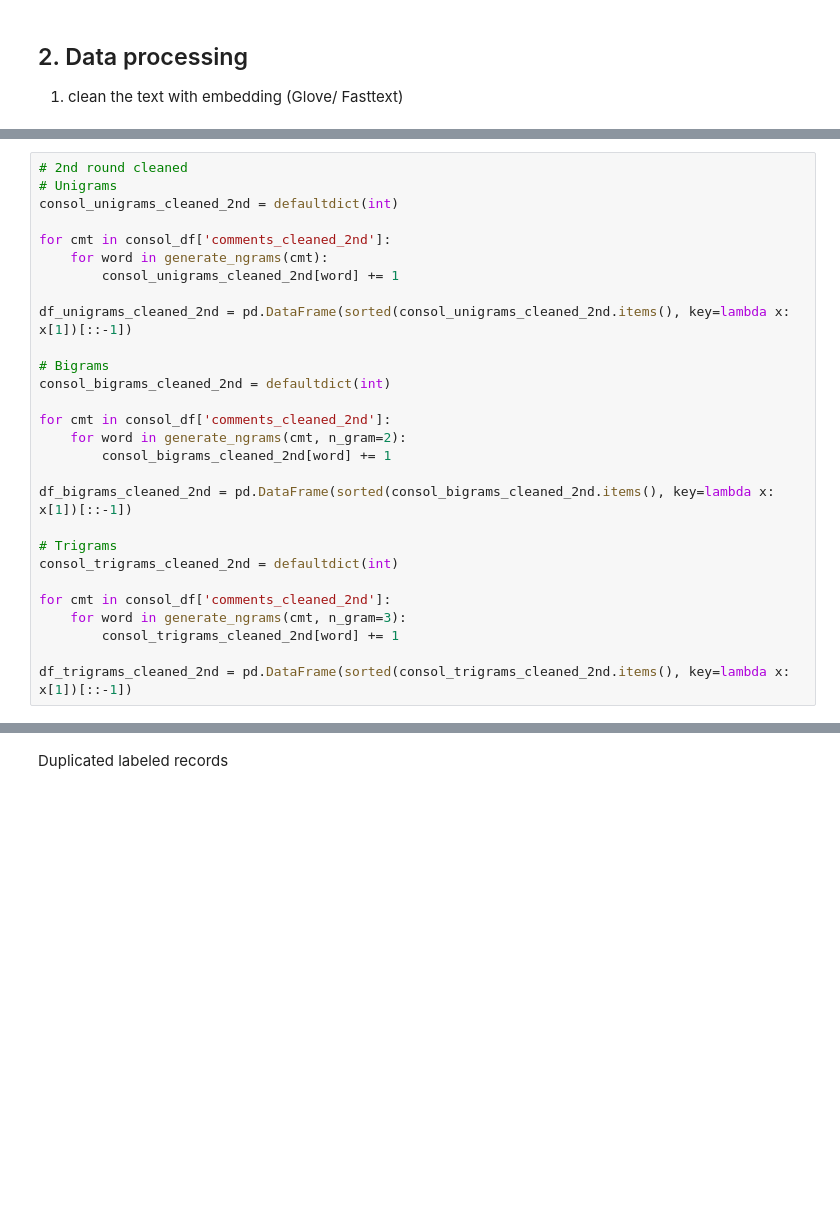
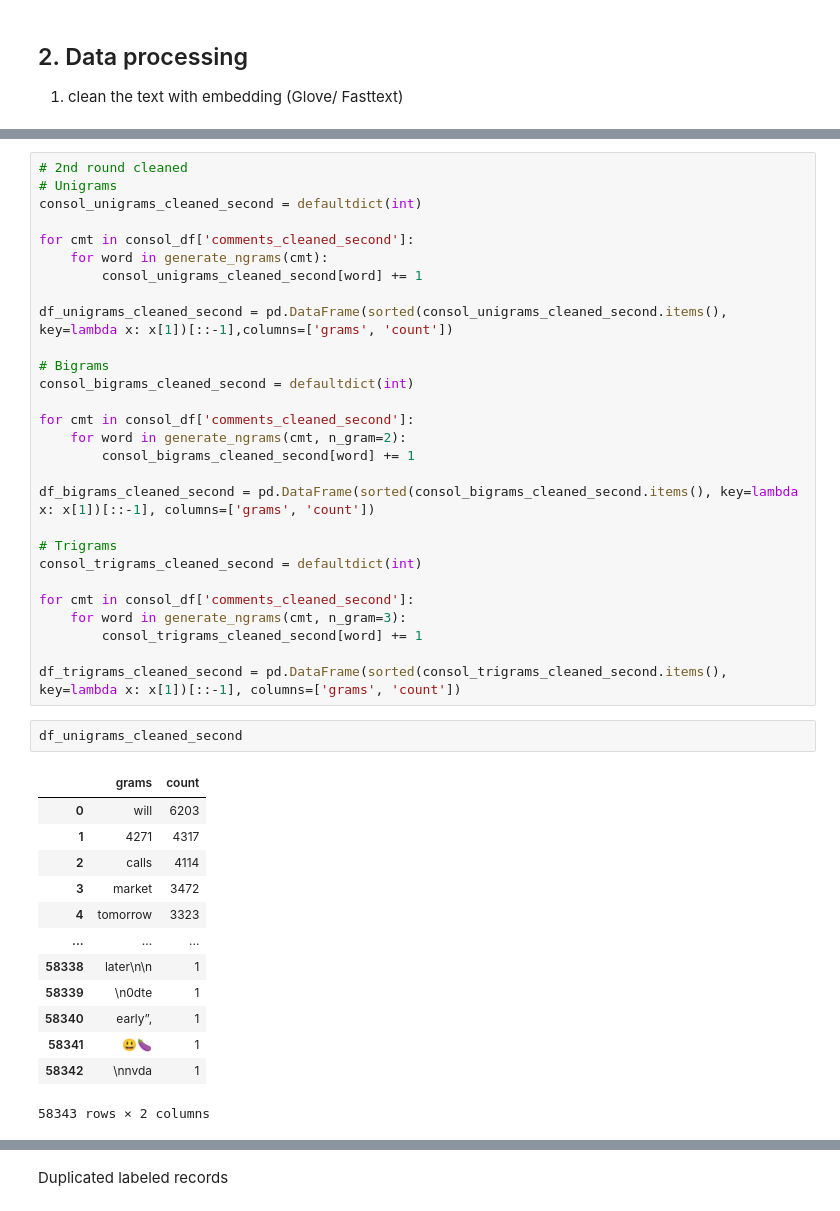
Before and after one commit to SChiu-project/CUSCS_project, a Jupyter notebook: Inspection_&_processing.ipynb, the cells around one changed output, grey strips where cells are left out. Drawn from its saved outputs; the diff is of its cells as text; blank space fills up the shorter version.

```diff
--- a/Inspection_&_processing.ipynb
+++ b/Inspection_&_processing.ipynb
@@ -516,31 +541,47 @@ df_trigrams_cleaned = pd.DataFrame(sorted(consol_trigrams_cleaned.items(), key=l
 # %%
 # 2nd round cleaned
 # Unigrams
-consol_unigrams_cleaned_2nd = defaultdict(int)
+consol_unigrams_cleaned_second = defaultdict(int)
 
-for cmt in consol_df['comments_cleaned_2nd']:
+for cmt in consol_df['comments_cleaned_second']:
     for word in generate_ngrams(cmt):
-        consol_unigrams_cleaned_2nd[word] += 1
+        consol_unigrams_cleaned_second[word] += 1
 
-df_unigrams_cleaned_2nd = pd.DataFrame(sorted(consol_unigrams_cleaned_2nd.items(), key=lambda x: x[1])[::-1])
+df_unigrams_cleaned_second = pd.DataFrame(sorted(consol_unigrams_cleaned_second.items(), key=lambda x: x[1])[::-1],columns=['grams', 'count'])
 
 # Bigrams
-consol_bigrams_cleaned_2nd = defaultdict(int)
+consol_bigrams_cleaned_second = defaultdict(int)
 
-for cmt in consol_df['comments_cleaned_2nd']:
+for cmt in consol_df['comments_cleaned_second']:
     for word in generate_ngrams(cmt, n_gram=2):
-        consol_bigrams_cleaned_2nd[word] += 1
+        consol_bigrams_cleaned_second[word] += 1
 
-df_bigrams_cleaned_2nd = pd.DataFrame(sorted(consol_bigrams_cleaned_2nd.items(), key=lambda x: x[1])[::-1])
+df_bigrams_cleaned_second = pd.DataFrame(sorted(consol_bigrams_cleaned_second.items(), key=lambda x: x[1])[::-1], columns=['grams', 'count'])
 
 # Trigrams
-consol_trigrams_cleaned_2nd = defaultdict(int)
+consol_trigrams_cleaned_second = defaultdict(int)
 
-for cmt in consol_df['comments_cleaned_2nd']:
+for cmt in consol_df['comments_cleaned_second']:
     for word in generate_ngrams(cmt, n_gram=3):
-        consol_trigrams_cleaned_2nd[word] += 1
+        consol_trigrams_cleaned_second[word] += 1
 
-df_trigrams_cleaned_2nd = pd.DataFrame(sorted(consol_trigrams_cleaned_2nd.items(), key=lambda x: x[1])[::-1])
+df_trigrams_cleaned_second = pd.DataFrame(sorted(consol_trigrams_cleaned_second.items(), key=lambda x: x[1])[::-1], columns=['grams', 'count'])
+# %%
+df_unigrams_cleaned_second
+# %% [output]
+|  | grams | count |
+| 0 | will | 6203 |
+| 1 | 4271 | 4317 |
+| 2 | calls | 4114 |
+| 3 | market | 3472 |
+| 4 | tomorrow | 3323 |
+| ... | ... | ... |
+| 58338 | later\n\n | 1 |
+| 58339 | \n0dte | 1 |
+| 58340 | early”, | 1 |
+| 58341 | 😃🍆 | 1 |
+| 58342 | \nnvda | 1 |
+58343 rows × 2 columns
 # %%
 # visualisation for Unigrams
 fig = plt.subplots(figsize=(18, 50), dpi=100)
```
Also changed, not shown: parts of 32 cells of this notebook.
